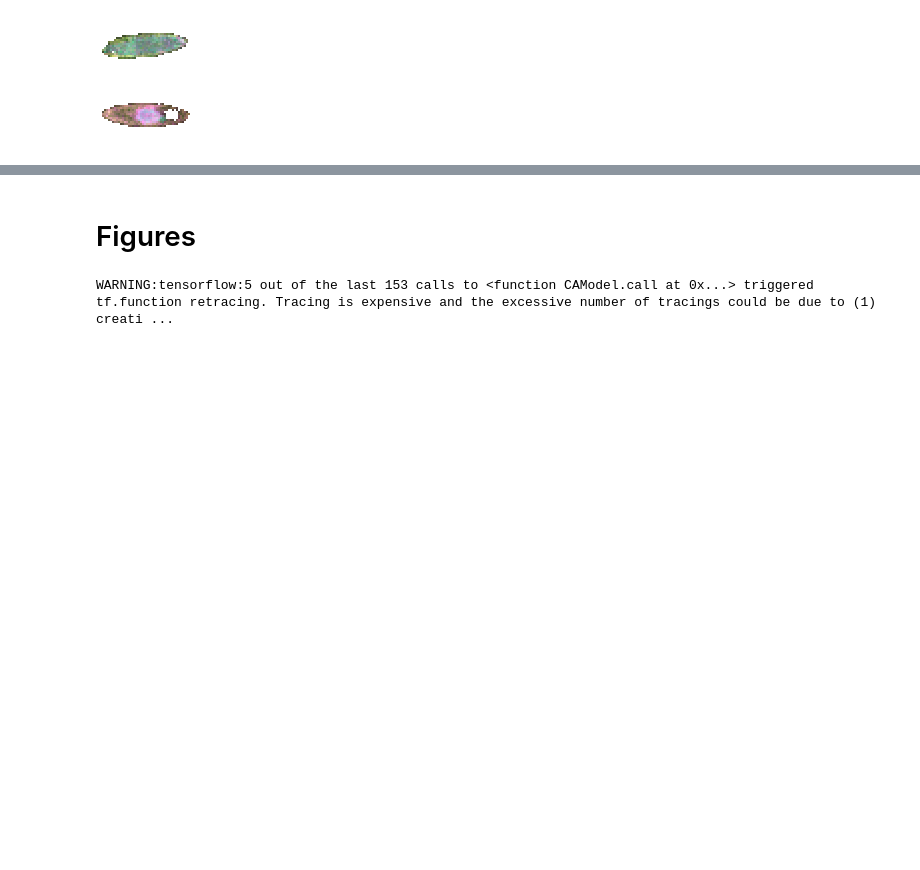
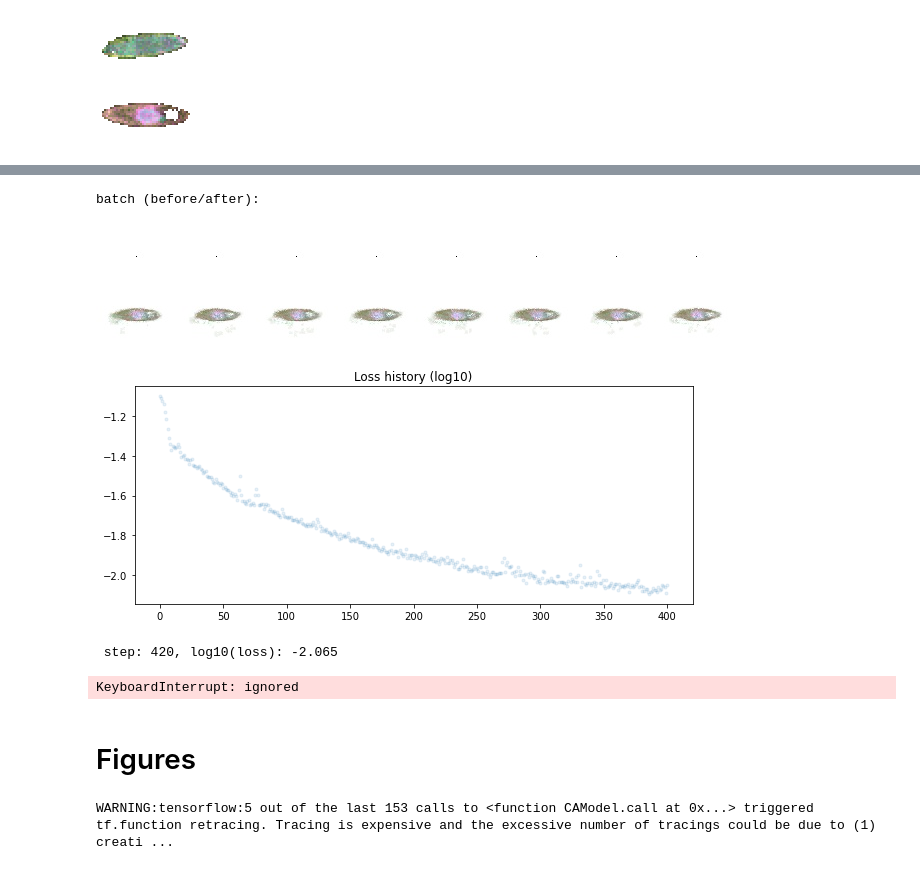
Before and after one commit to Schumacher-group/post--growing-ca, a Jupyter notebook: Growing_Neural_Cellular_Automata_2_0.ipynb, the cells around one changed output, grey strips where cells are left out. Saved outputs shown, nothing was run; the diff lists cells and outputs as text; code cells hidden in the pictures; blank space fills up the shorter version.

```diff
--- a/Growing_Neural_Cellular_Automata_2_0.ipynb
+++ b/Growing_Neural_Cellular_Automata_2_0.ipynb
@@ -142,10 +149,12 @@ class VideoWriter:
 # %%
 #@title Cellular Automata Parameters
 CHANNEL_N = 16        # Number of CA state channels
-TARGET_PADDING = 16   # Number of pixels used to pad the target image border
+TARGET_PADDING = CHANNEL_N   # Number of pixels used to pad the target image border
 TARGET_SIZE = 40
-BATCH_SIZE = 8
-POOL_SIZE = 1024
+
+BATCH_SIZE = 8 # for Experiment 1 unnecessary
+POOL_SIZE = 1024 # for Experiment 1 unnecessary
+
 CELL_FIRE_RATE = 0.5
 
 TARGET_EMOJI = "🦎" #@param {type:"string"}
@@ -562,3 +534,46 @@ batch (before/after):
+# %%
+#@title Training Loop {vertical-output: true}
+
+for i in range(8000+1):
+  if USE_PATTERN_POOL:
+    batch = pool.sample(BATCH_SIZE)
+    x0 = batch.x
+    loss_rank = loss_f(x0, pad_target).numpy().argsort()[::-1]
+    x0 = x0[loss_rank]
+    x0[:1] = seed # always include seed state in batch
+    if DAMAGE_N:
+      damage = 1.0-make_circle_masks(DAMAGE_N, h, w).numpy()[..., None]
+      x0[-DAMAGE_N:] *= damage
+  else:
+    x0 = np.repeat(seed[None, ...], BATCH_SIZE, 0)
+
+  x, loss = train_step_two_targets(x0,
+                                   pad_intermediate,
+                                   pad_target)
+  # train_step(x0)
+
+  if USE_PATTERN_POOL:
+    batch.x[:] = x
+    batch.commit()
+
+  step_i = len(loss_log)
+  loss_log.append(loss.numpy())
+
+  if step_i%10 == 0:
+    generate_pool_figures(pool, step_i)
+  if step_i%100 == 0:
+    clear_output()
+    visualize_batch(x0, x, step_i)
+    plot_loss(loss_log)
+    export_model(ca, 'train_log/%04d'%step_i)
+
+  print('\r step: %d, log10(loss): %.3f'%(len(loss_log), np.log10(loss)), end='')
+# %% [output]
+batch (before/after):
+[figure, added]
+[figure, added]
+ step: 420, log10(loss): -2.065
+KeyboardInterrupt: ignored
 # %% [markdown]
 # Figures
 # %%
```
Also changed, not shown: parts of 9 cells of this notebook.
